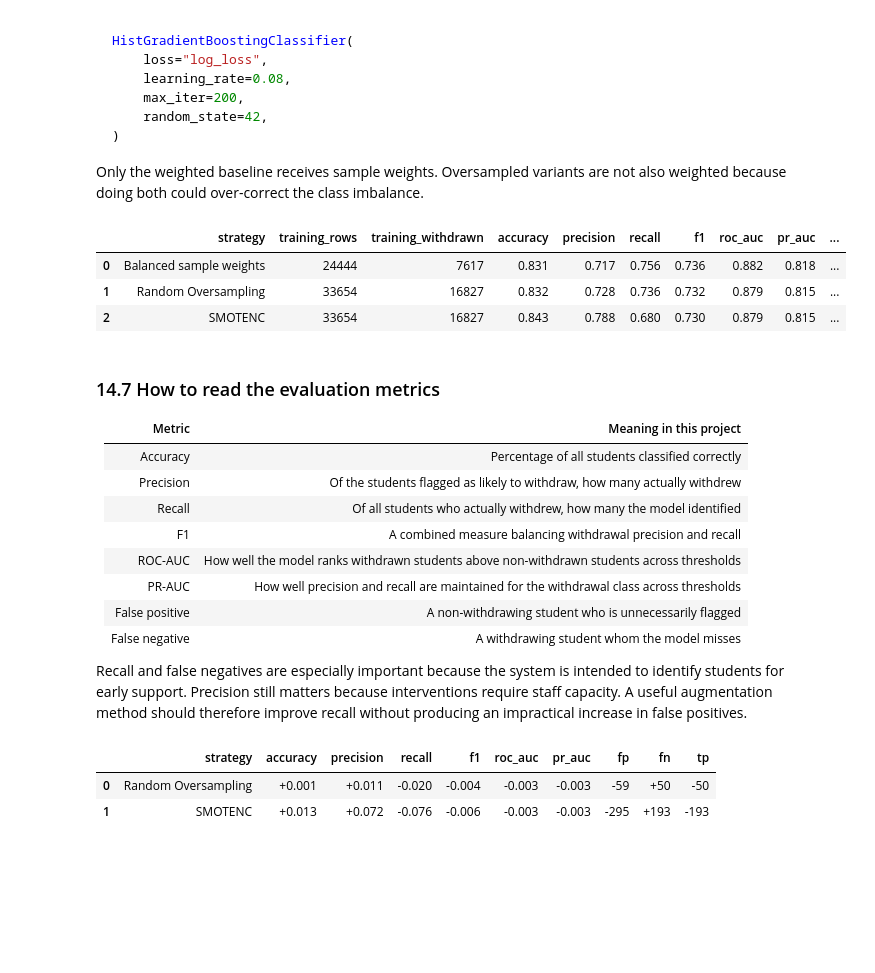
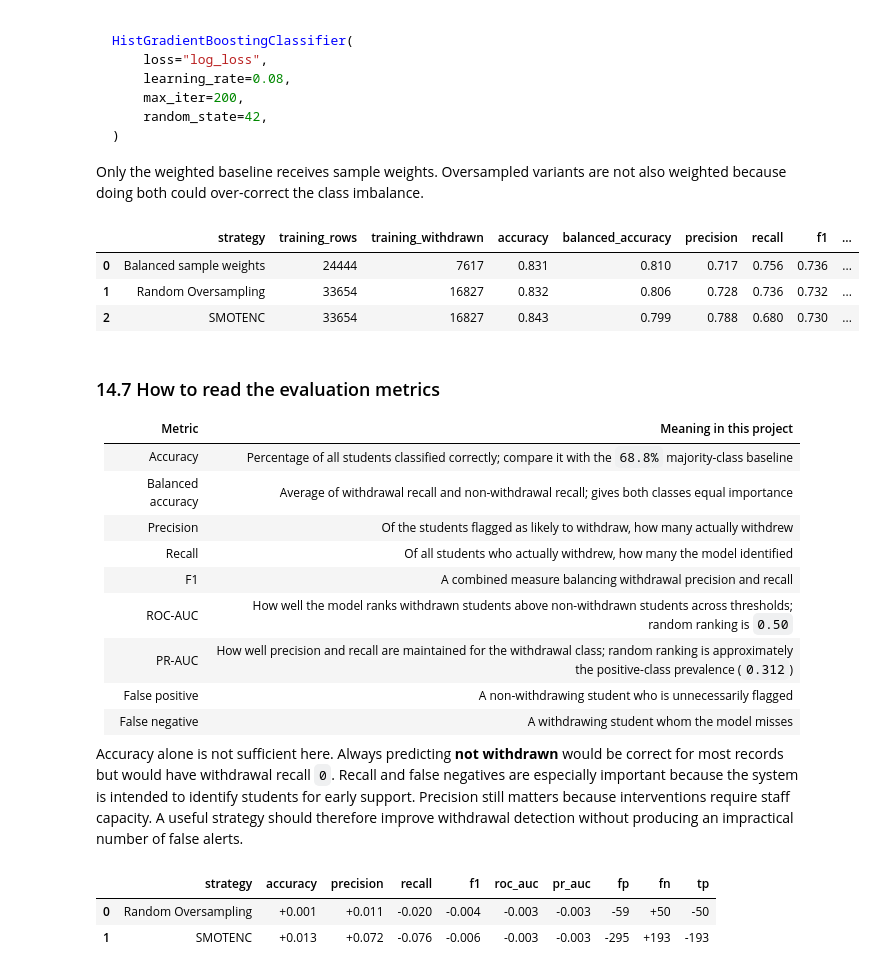
Before and after one commit to adityamd/iiith-capstone-project, a Jupyter notebook: dev_playground_shujath/checkpoint1_EDA_v1.ipynb, the cells around one changed output. Saved outputs shown, nothing was run; the diff lists cells and outputs as text; code cells hidden in the pictures; blank space fills up the shorter version.

Commit message:
Document model baselines and weight sensitivity

```diff
--- a/dev_playground_shujath/checkpoint1_EDA_v1.ipynb
+++ b/dev_playground_shujath/checkpoint1_EDA_v1.ipynb
@@ -783,6 +783,7 @@ else:
     from sklearn.linear_model import LogisticRegression
     from sklearn.metrics import (
         average_precision_score,
+    balanced_accuracy_score,
         classification_report,
         confusion_matrix,
         f1_score,
@@ -1369,6 +1435,7 @@ def evaluate_hgb_strategy(strategy, model, y_training_used):
         "training_rows": len(y_training_used),
         "training_withdrawn": int((y_training_used == 1).sum()),
         "accuracy": accuracy_score(y_test, prediction),
+        "balanced_accuracy": balanced_accuracy_score(y_test, prediction),
         "precision": precision_score(y_test, prediction, zero_division=0),
         "recall": recall_score(y_test, prediction, zero_division=0),
         "f1": f1_score(y_test, prediction, zero_division=0),
@@ -1407,55 +1474,58 @@ fitted_strategies = [
     ("Random Oversampling", ros_model, y_train_ros),
     ("SMOTENC", smotenc_model, y_train_smotenc),
 ]
 
 for strategy, model, training_target in fitted_strategies:
     row, probability, prediction = evaluate_hgb_strategy(
         strategy, model, training_target
     )
     augmentation_models[strategy] = model
     augmentation_predictions[strategy] = {
         "probability": probability,
         "prediction": prediction,
     }
     augmentation_result_rows.append(row)
 
 augmentation_results_df = pd.DataFrame(augmentation_result_rows).sort_values(
     ["f1", "pr_auc"], ascending=False
 ).reset_index(drop=True)
 
 display(
     augmentation_results_df.style.format({
         "accuracy": "{:.3f}",
+        "balanced_accuracy": "{:.3f}",
         "precision": "{:.3f}",
         "recall": "{:.3f}",
         "f1": "{:.3f}",
         "roc_auc": "{:.3f}",
         "pr_auc": "{:.3f}",
     })
 )
 # %% [output]
-|  | strategy | training_rows | training_withdrawn | accuracy | precision | recall | f1 | roc_auc | pr_auc | ... |
-| 0 | Balanced sample weights | 24444 | 7617 | 0.831 | 0.717 | 0.756 | 0.736 | 0.882 | 0.818 | ... |
-| 1 | Random Oversampling | 33654 | 16827 | 0.832 | 0.728 | 0.736 | 0.732 | 0.879 | 0.815 | ... |
-| 2 | SMOTENC | 33654 | 16827 | 0.843 | 0.788 | 0.680 | 0.730 | 0.879 | 0.815 | ... |
+|  | strategy | training_rows | training_withdrawn | accuracy | balanced_accuracy | precision | recall | f1 | ... |
+| 0 | Balanced sample weights | 24444 | 7617 | 0.831 | 0.810 | 0.717 | 0.756 | 0.736 | ... |
+| 1 | Random Oversampling | 33654 | 16827 | 0.832 | 0.806 | 0.728 | 0.736 | 0.732 | ... |
+| 2 | SMOTENC | 33654 | 16827 | 0.843 | 0.799 | 0.788 | 0.680 | 0.730 | ... |
 # %% [markdown]
 ### 14.7 How to read the evaluation metrics
 
 | Metric | Meaning in this project |
 |---|---|
-| Accuracy | Percentage of all students classified correctly |
+| Accuracy | Percentage of all students classified correctly; compare it with the `68.8%` majority-class baseline |
+| Balanced accuracy | Average of withdrawal recall and non-withdrawal recall; gives both classes equal importance |
 | Precision | Of the students flagged as likely to withdraw, how many actually withdrew |
 | Recall | Of all students who actually withdrew, how many the model identified |
 | F1 | A combined measure balancing withdrawal precision and recall |
-| ROC-AUC | How well the model ranks withdrawn students above non-withdrawn students across thresholds |
-| PR-AUC | How well precision and recall are maintained for the withdrawal class across thresholds |
+| ROC-AUC | How well the model ranks withdrawn students above non-withdrawn students across thresholds; random ranking is `0.50` |
+| PR-AUC | How well precision and recall are maintained for the withdrawal class; random ranking is approximately the positive-class prevalence (`0.312`) |
 | False positive | A non-withdrawing student who is unnecessarily flagged |
 | False negative | A withdrawing student whom the model misses |
 
-Recall and false negatives are especially important because the system is intended to
-identify students for early support. Precision still matters because interventions require
-staff capacity. A useful augmentation method should therefore improve recall without
-producing an impractical increase in false positives.
+Accuracy alone is not sufficient here. Always predicting **not withdrawn** would be correct
+for most records but would have withdrawal recall `0`. Recall and false negatives are especially
+important because the system is intended to identify students for early support. Precision still
+matters because interventions require staff capacity. A useful strategy should therefore improve
+withdrawal detection without producing an impractical number of false alerts.
 # %%
 baseline_row = (
     augmentation_results_df
```
Also changed, not shown: parts of 6 cells of this notebook.
